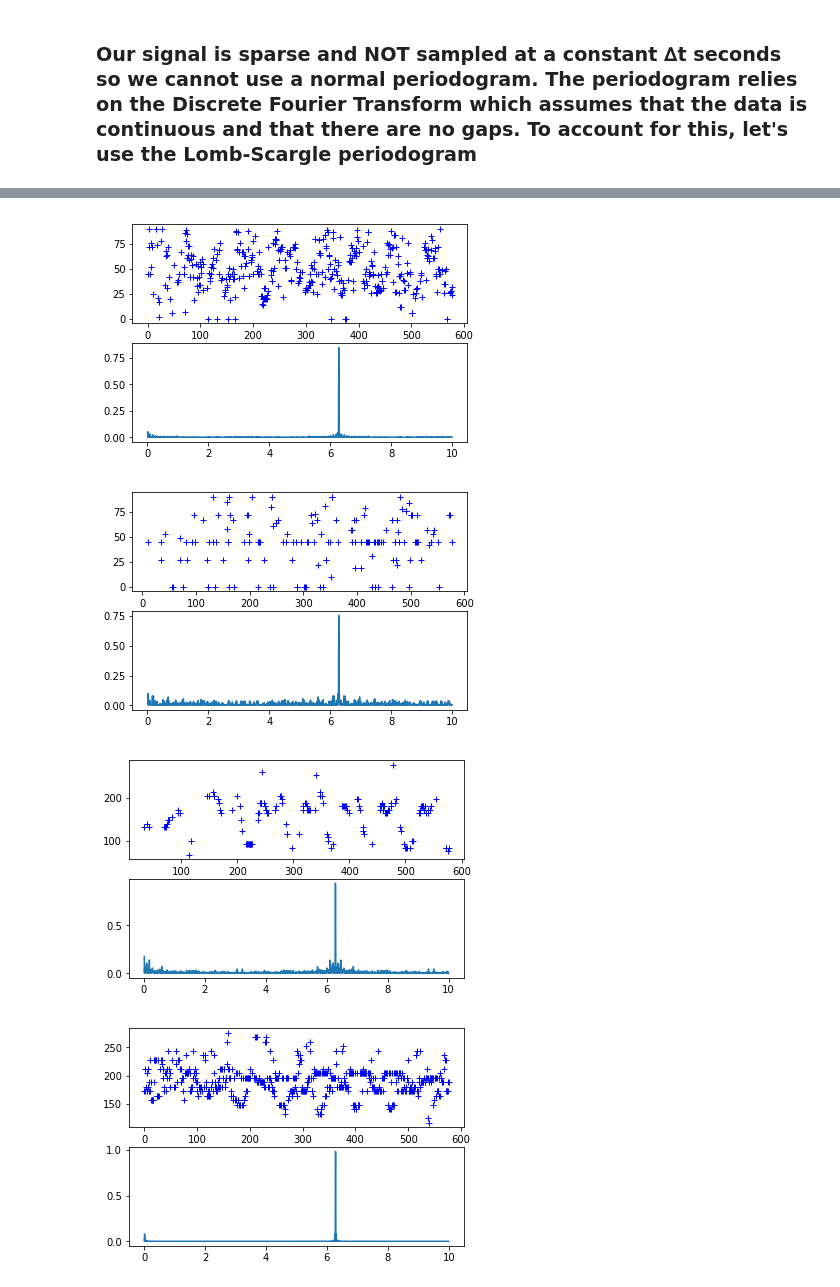
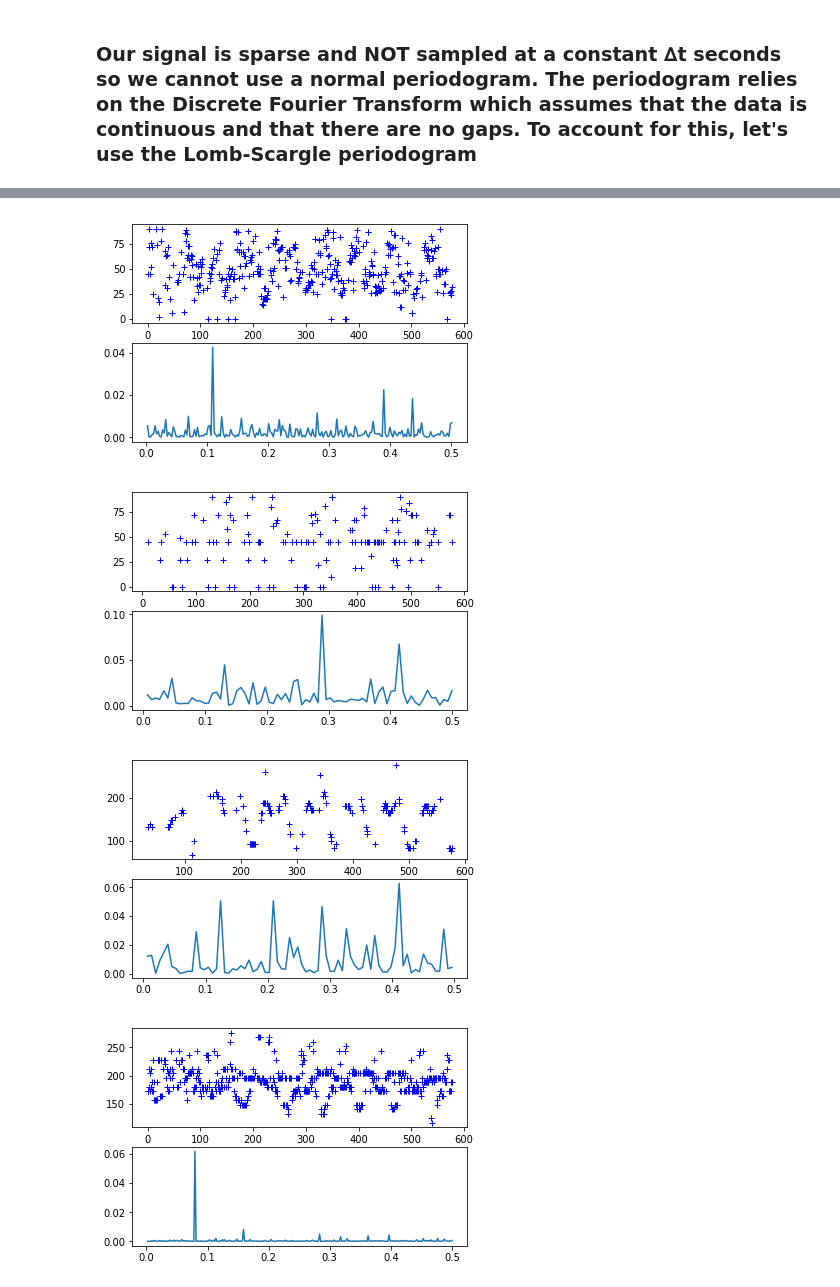
Before and after one commit to SreehariRamMohan/Sit-to-stand-Test, a Jupyter notebook: iOS Custom Peak Detection.ipynb, the cells around one changed output, grey strips where cells are left out. Drawn from its saved outputs; the diff is of its cells as text; code cells hidden in the pictures.

```diff
--- a/iOS Custom Peak Detection.ipynb
+++ b/iOS Custom Peak Detection.ipynb
@@ -78,42 +78,44 @@ for column_name in df.columns[1:]:
     y = df_to_periodify.iloc[:, 1]
 
     #all periodograms are just brute forced, lets just use 10,000 possibles f's
-    f = np.linspace(0.01, 10, 10000)
+    f = np.linspace(1, round(len(x)/2), round(len(x)/2))
+
+    f_translated_for_plotting = f.copy()/len(x)
 
     pgram = lombscargle(x, y, f, normalize=True)
 
     plt.figure()
     plt.title(column_name)
 
     print(column_name)
 
     plt.subplot(2, 1, 1)
     plt.plot(x, y, 'b+')
 
     plt.subplot(2, 1, 2)
-    plt.plot(f, pgram)
+    plt.plot(f_translated_for_plotting, pgram)
     print("end of loop")
 
     plt.savefig("/Users/sreeharirammohan/Desktop/Sit-to-stand test/iPhone-Signal-Analysis/" + "periodogram_of_" + column_name)
 # %% [output]
 start of loop
  rightLegAngleSignal
 end of loop
 start of loop
  leftLegAngleSignal
 end of loop
 start of loop
  yPositionOfNoseSignal
 end of loop
 start of loop
  xPositionOfRHipSignal
 end of loop
 ... (5 lines left out)
 end of loop
 start of loop
  yPositionOfLHipSignal
 end of loop
-[figure, old version]
+[figure, new version]
-[figure, old version]
+[figure, new version]
-[figure, old version]
+[figure, new version]
-[figure, old version]
+[figure, new version]
```
Also changed, not shown: parts of 1 cell of this notebook, 8 other files.
